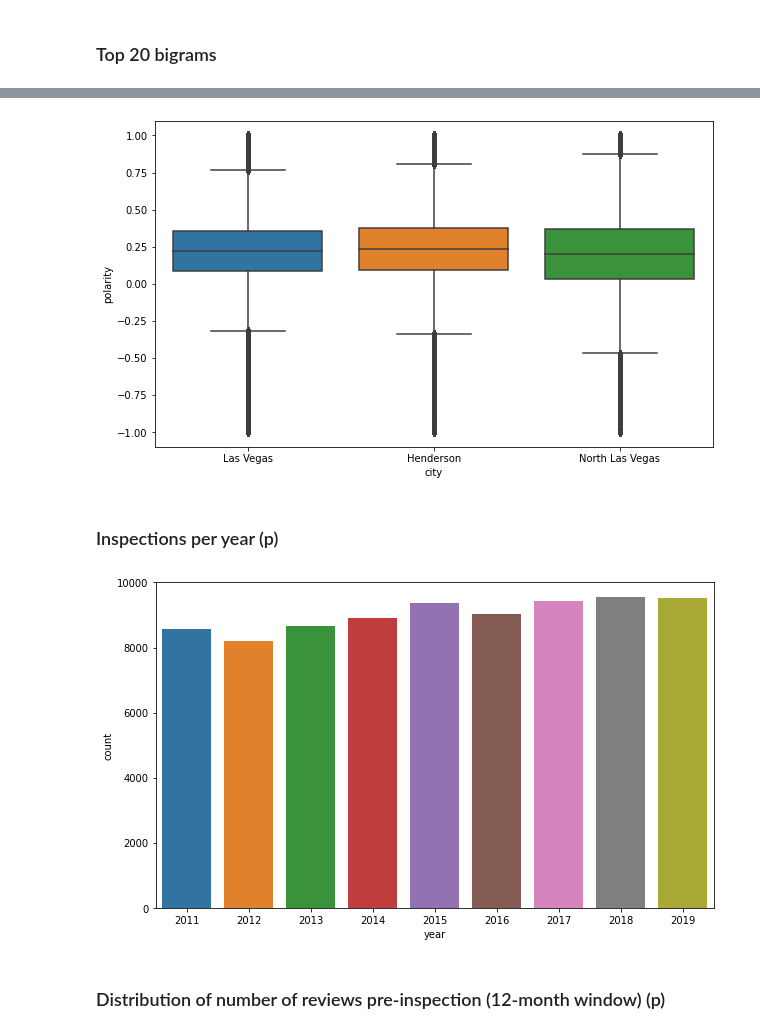
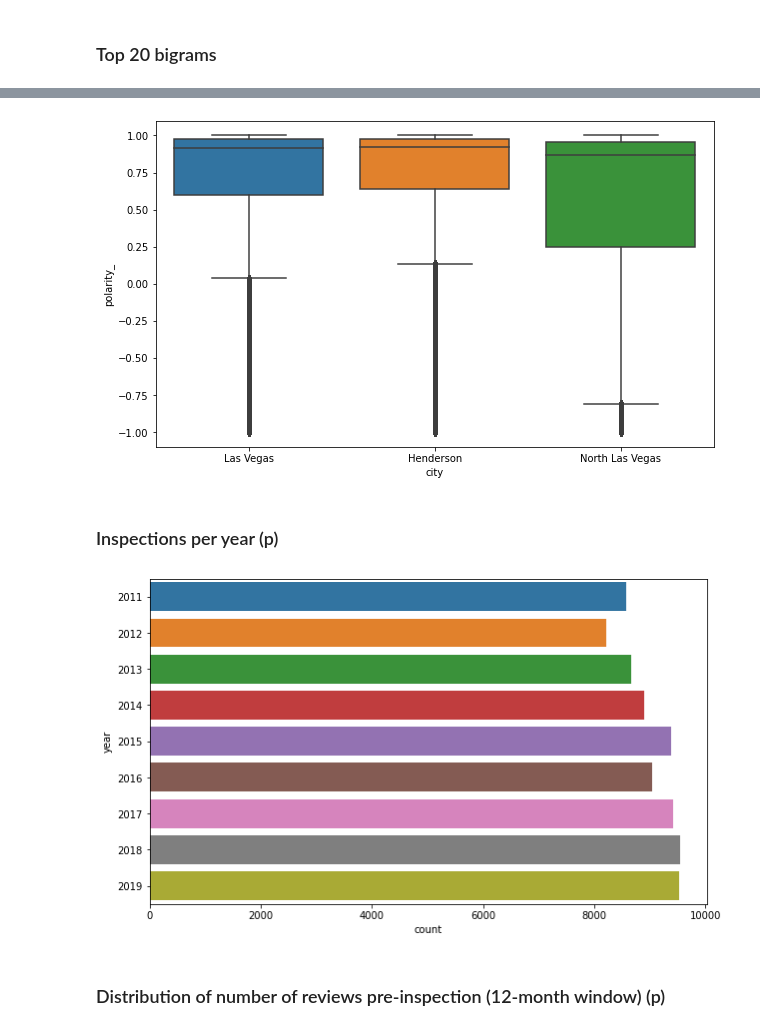
Before and after one commit to RishabPanyam96/Las_Vegas_Food_Inspection, a Jupyter notebook: code/Vizual.ipynb, the cells around one changed output, grey strips where cells are left out. Drawn from its saved outputs; the diff is of its cells as text; code cells hidden in the pictures.

```diff
--- a/code/Vizual.ipynb
+++ b/code/Vizual.ipynb
@@ -664,20 +699,20 @@ rev.head()
 rev = pd.merge(rev, inspection[['business_id', 'city']], on='business_id', how='left')
 # %%
 plt.figure(figsize=(10,6))
-sns.boxplot(x='city', y='polarity', data=rev[['city', 'polarity']])
+sns.boxplot(x='city', y='polarity_', data=rev[['city', 'polarity_']])
 plt.show()
 # %% [output]
-[figure, old version]
+[figure, new version]
 # %% [markdown]
 ### Inspections per year (p)
 # %%
 inspection.head(1)
 # %%
 plt.figure(figsize=(10,6))
-sns.countplot(x=inspection.loc[~inspection.year.isin([2020]), 'year'], data=inspection)
+sns.countplot(y=inspection.loc[~inspection.year.isin([2020]), 'year'], data=inspection, orient='h')
 plt.show()
 # %% [output]
-[figure, old version]
+[figure, new version]
 # %% [markdown]
   ### Distribution of number of reviews pre-inspection (12-month window) (p)
 # %%
```
Also changed, not shown: parts of 30 cells of this notebook.
